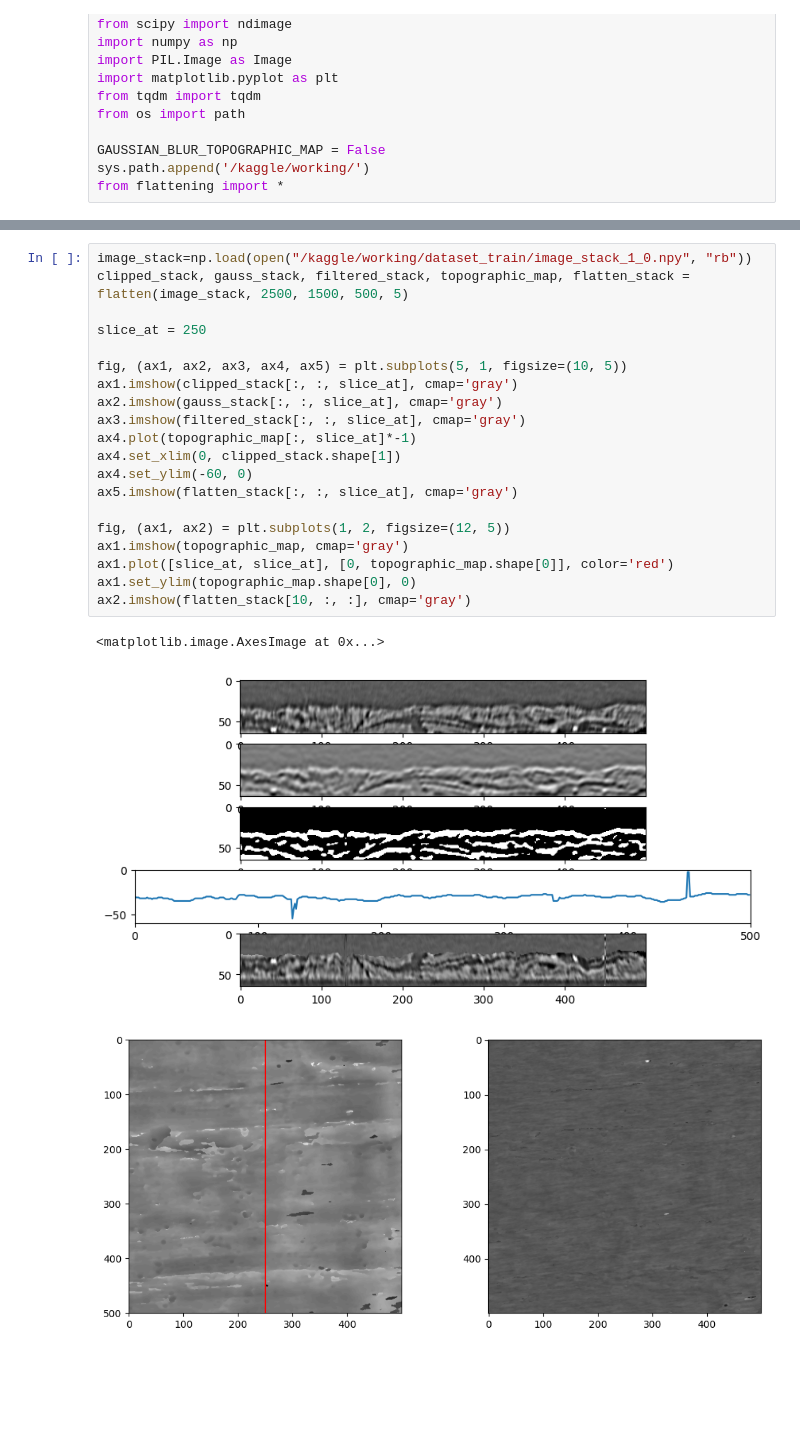
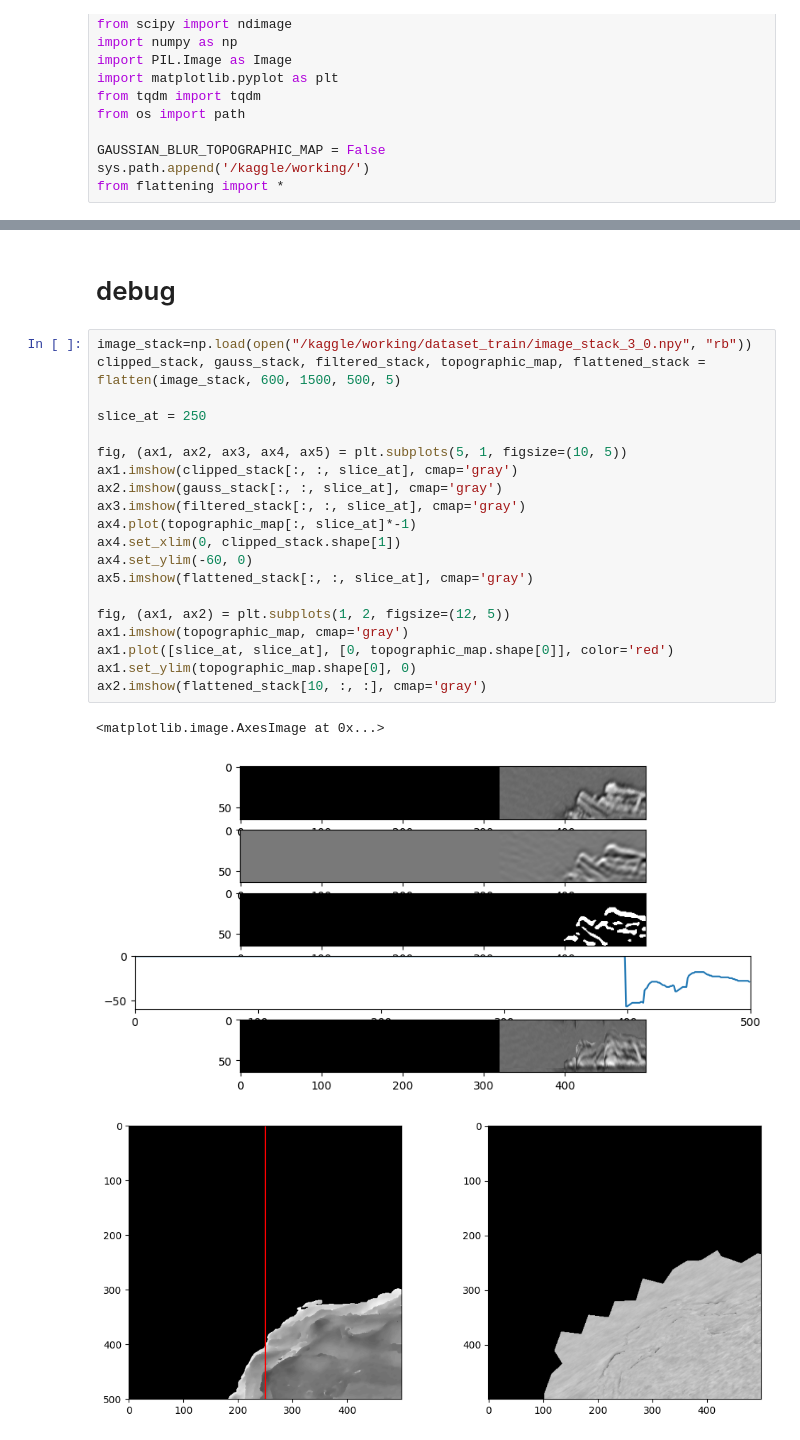
Before and after one commit to welshonionman/kaggle_vesuvius-challenge-ink-detection, a Jupyter notebook: working/notebook/preprocess/flattening.ipynb, the cells around one changed output, grey strips where cells are left out. Drawn from its saved outputs; the diff is of its cells as text; blank space fills up the shorter version.

Commit message:
flattening

```diff
--- a/working/notebook/preprocess/flattening.ipynb
+++ b/working/notebook/preprocess/flattening.ipynb
@@ -45,27 +152,29 @@ for input_dir in glob(f"{input_dirs}/*"):
+# %% [markdown]
+# debug
 # %%
-image_stack=np.load(open("/kaggle/working/dataset_train/image_stack_1_0.npy", "rb"))
-clipped_stack, gauss_stack, filtered_stack, topographic_map, flatten_stack = flatten(image_stack, 2500, 1500, 500, 5)
+image_stack=np.load(open("/kaggle/working/dataset_train/image_stack_3_0.npy", "rb"))
+clipped_stack, gauss_stack, filtered_stack, topographic_map, flattened_stack = flatten(image_stack, 600, 1500, 500, 5)
 
 slice_at = 250
 
 fig, (ax1, ax2, ax3, ax4, ax5) = plt.subplots(5, 1, figsize=(10, 5))
 ax1.imshow(clipped_stack[:, :, slice_at], cmap='gray')
 ax2.imshow(gauss_stack[:, :, slice_at], cmap='gray')
 ax3.imshow(filtered_stack[:, :, slice_at], cmap='gray')
 ax4.plot(topographic_map[:, slice_at]*-1)
 ax4.set_xlim(0, clipped_stack.shape[1])
 ax4.set_ylim(-60, 0)
-ax5.imshow(flatten_stack[:, :, slice_at], cmap='gray')
+ax5.imshow(flattened_stack[:, :, slice_at], cmap='gray')
 
 fig, (ax1, ax2) = plt.subplots(1, 2, figsize=(12, 5))
 ax1.imshow(topographic_map, cmap='gray')
 ax1.plot([slice_at, slice_at], [0, topographic_map.shape[0]], color='red')
 ax1.set_ylim(topographic_map.shape[0], 0)
-ax2.imshow(flatten_stack[10, :, :], cmap='gray')
+ax2.imshow(flattened_stack[10, :, :], cmap='gray')
 # %% [output]
 <matplotlib.image.AxesImage at 0x...>
-[figure, old version]
+[figure, new version]
-[figure, old version]
+[figure, new version]
 # %%
 slice_ = slice(1700, 2000)
 slice_at = 2000
```
Also changed, not shown: parts of 17 cells of this notebook, 1 other file.
